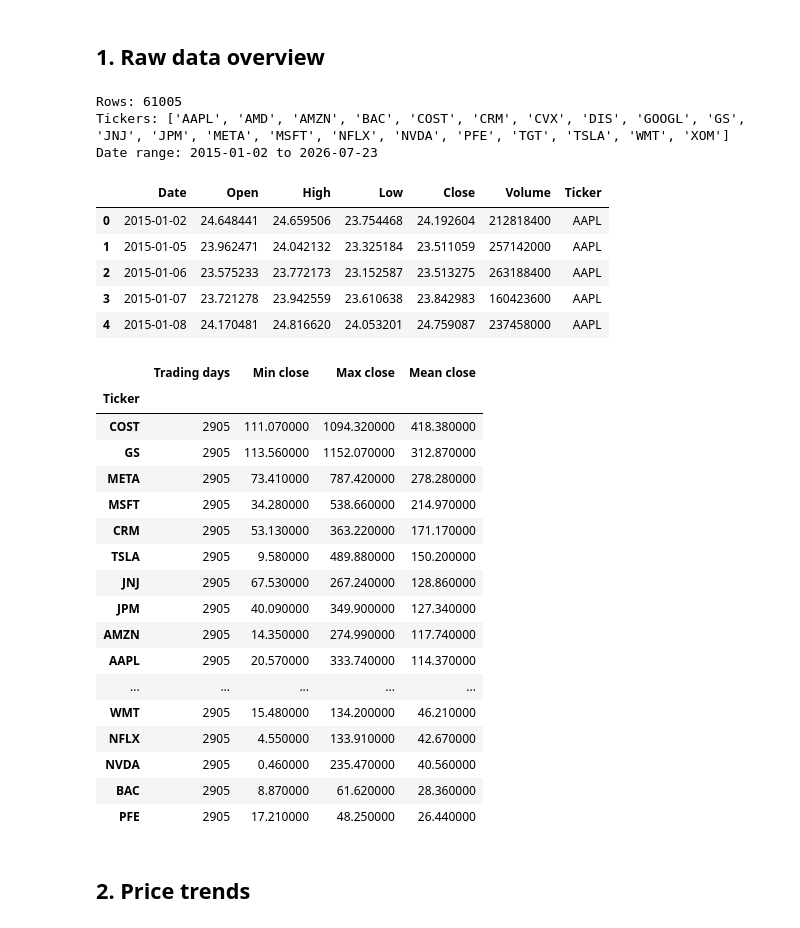
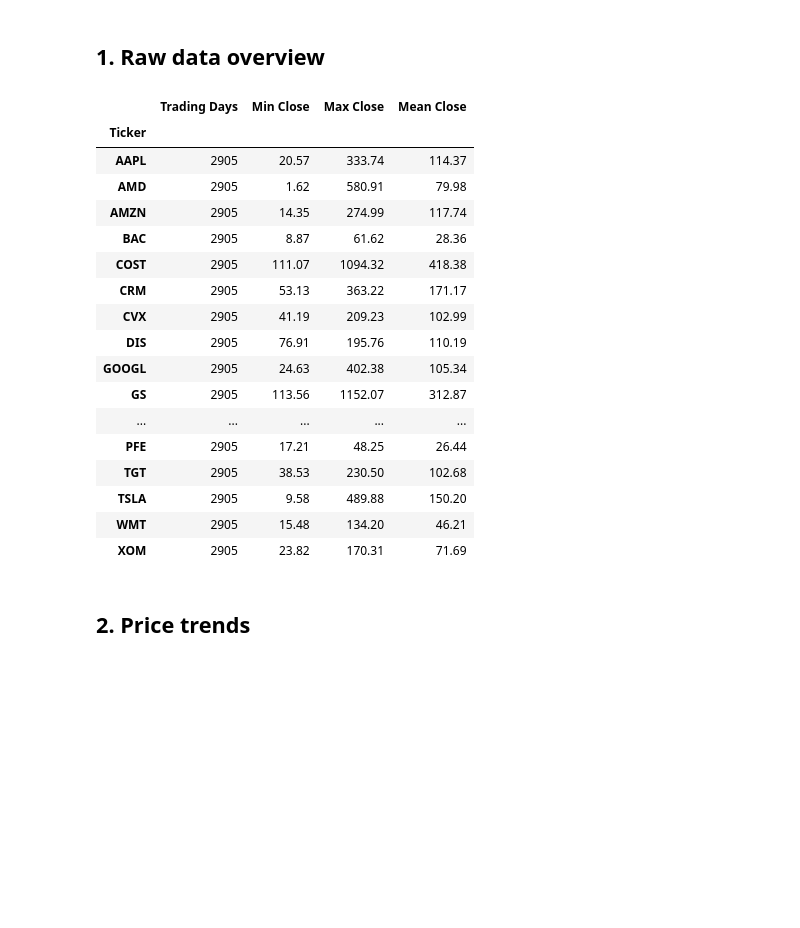
Before and after one commit to Nitesh-kr-23/StockMindX, a Jupyter notebook: notebooks/Exploratory_Data_Analysis.ipynb, the cells around one changed output. Saved outputs shown, nothing was run; the diff lists cells and outputs as text; code cells hidden in the pictures; blank space fills up the shorter version.

```diff
--- a/notebooks/Exploratory_Data_Analysis.ipynb
+++ b/notebooks/Exploratory_Data_Analysis.ipynb
@@ -25,9 +25,16 @@ sys.path.append("../src")
 
 import numpy as np
 import pandas as pd
-import plotly.express as px
-import plotly.graph_objects as go
-import plotly.io as pio
+import matplotlib.pyplot as plt
+import seaborn as sns
 
-pio.templates.default = "plotly_white"
 pd.set_option("display.max_columns", 50)
+sns.set_theme(style="whitegrid", context="notebook")
+
+raw = pd.read_csv("../data/raw/stocks.csv", parse_dates=["Date"])
+raw = raw.sort_values(["Ticker","Date"])
+
+print("Rows:", len(raw))
+print("Tickers:", sorted(raw["Ticker"].unique()))
+print("Date range:", raw["Date"].min().date(), "to", raw["Date"].max().date())
+raw.head()
@@ -34,46 +51,28 @@ pd.set_option("display.max_columns", 50)
 # %% [markdown]
 ## 1. Raw data overview
 # %%
-raw = pd.read_csv("../data/raw/stocks.csv", parse_dates=["Date"])
-print("Rows:", len(raw))
-print("Tickers:", sorted(raw['Ticker'].unique()))
-print("Date range:", raw['Date'].min().date(), "to", raw['Date'].max().date())
-raw.head()
+ticker_summary = raw.groupby("Ticker")["Close"].agg(["count","min","max","mean"]).round(2)
+ticker_summary.columns=["Trading Days","Min Close","Max Close","Mean Close"]
+display(ticker_summary)
 # %% [output]
-Rows: 61005
-Tickers: ['AAPL', 'AMD', 'AMZN', 'BAC', 'COST', 'CRM', 'CVX', 'DIS', 'GOOGL', 'GS', 'JNJ', 'JPM', 'META', 'MSFT', 'NFLX', 'NVDA', 'PFE', 'TGT', 'TSLA', 'WMT', 'XOM']
-Date range: 2015-01-02 to 2026-07-23
-|  | Date | Open | High | Low | Close | Volume | Ticker |
-| 0 | 2015-01-02 | 24.648441 | 24.659506 | 23.754468 | 24.192604 | 212818400 | AAPL |
-| 1 | 2015-01-05 | 23.962471 | 24.042132 | 23.325184 | 23.511059 | 257142000 | AAPL |
-| 2 | 2015-01-06 | 23.575233 | 23.772173 | 23.152587 | 23.513275 | 263188400 | AAPL |
-| 3 | 2015-01-07 | 23.721278 | 23.942559 | 23.610638 | 23.842983 | 160423600 | AAPL |
-| 4 | 2015-01-08 | 24.170481 | 24.816620 | 24.053201 | 24.759087 | 237458000 | AAPL |
+|  | Trading Days | Min Close | Max Close | Mean Close |
+| Ticker |  |  |  |  |
+| AAPL | 2905 | 20.57 | 333.74 | 114.37 |
+| AMD | 2905 | 1.62 | 580.91 | 79.98 |
+| AMZN | 2905 | 14.35 | 274.99 | 117.74 |
+| BAC | 2905 | 8.87 | 61.62 | 28.36 |
+| COST | 2905 | 111.07 | 1094.32 | 418.38 |
+| CRM | 2905 | 53.13 | 363.22 | 171.17 |
+| CVX | 2905 | 41.19 | 209.23 | 102.99 |
+| DIS | 2905 | 76.91 | 195.76 | 110.19 |
+| GOOGL | 2905 | 24.63 | 402.38 | 105.34 |
+| GS | 2905 | 113.56 | 1152.07 | 312.87 |
+| ... | ... | ... | ... | ... |
+| PFE | 2905 | 17.21 | 48.25 | 26.44 |
+| TGT | 2905 | 38.53 | 230.50 | 102.68 |
+| TSLA | 2905 | 9.58 | 489.88 | 150.20 |
+| WMT | 2905 | 15.48 | 134.20 | 46.21 |
+| XOM | 2905 | 23.82 | 170.31 | 71.69 |
-# %%
-ticker_summary = raw.groupby("Ticker")["Close"].agg(["count", "min", "max", "mean"]).round(2)
-ticker_summary.columns = ["Trading days", "Min close", "Max close", "Mean close"]
-ticker_summary.sort_values("Mean close", ascending=False).style.background_gradient(
-    subset=["Mean close"], cmap="Blues"
-)
-# %% [output]
-|  | Trading days | Min close | Max close | Mean close |
-| Ticker |  |  |  |  |
-| COST | 2905 | 111.070000 | 1094.320000 | 418.380000 |
-| GS | 2905 | 113.560000 | 1152.070000 | 312.870000 |
-| META | 2905 | 73.410000 | 787.420000 | 278.280000 |
-| MSFT | 2905 | 34.280000 | 538.660000 | 214.970000 |
-| CRM | 2905 | 53.130000 | 363.220000 | 171.170000 |
-| TSLA | 2905 | 9.580000 | 489.880000 | 150.200000 |
-| JNJ | 2905 | 67.530000 | 267.240000 | 128.860000 |
-| JPM | 2905 | 40.090000 | 349.900000 | 127.340000 |
-| AMZN | 2905 | 14.350000 | 274.990000 | 117.740000 |
-| AAPL | 2905 | 20.570000 | 333.740000 | 114.370000 |
-| ... | ... | ... | ... | ... |
-| WMT | 2905 | 15.480000 | 134.200000 | 46.210000 |
-| NFLX | 2905 | 4.550000 | 133.910000 | 42.670000 |
-| NVDA | 2905 | 0.460000 | 235.470000 | 40.560000 |
-| BAC | 2905 | 8.870000 | 61.620000 | 28.360000 |
-| PFE | 2905 | 17.210000 | 48.250000 | 26.440000 |
 # %% [markdown]
 ## 2. Price trends
 # %%
```
Also changed, not shown: parts of 9 cells of this notebook, 1 other file.
